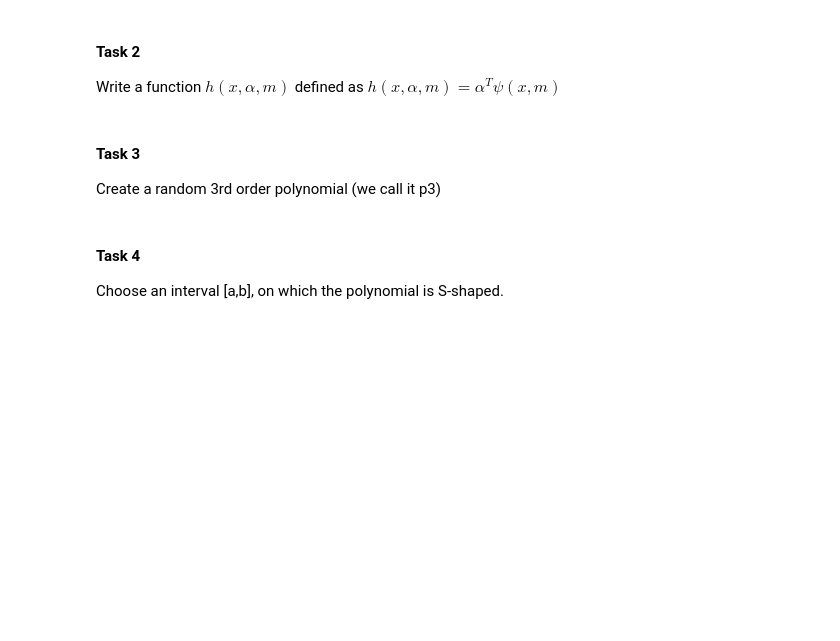
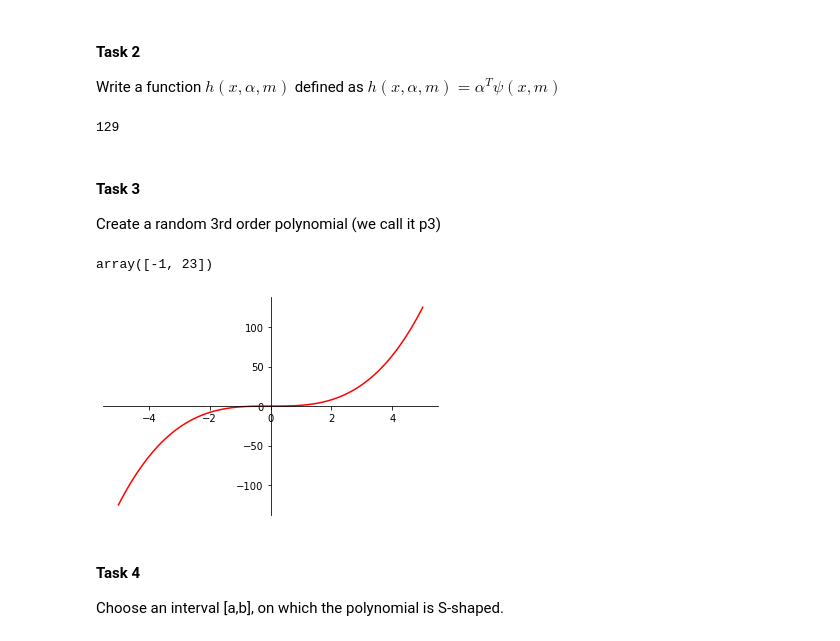
Before and after one commit to LilaKelland/data_bootcamp, a Jupyter notebook: w4/d3_machine_learning/polynomial_regression_exercise.ipynb, the cells around one changed output. Cells and saved outputs as stored; diff of their text form; code cells hidden in the pictures; blank space fills up the shorter version.

```diff
--- a/w4/d3_machine_learning/polynomial_regression_exercise.ipynb
+++ b/w4/d3_machine_learning/polynomial_regression_exercise.ipynb
@@ -17,0 +32,8 @@ Write a function $h(x,\alpha, m)$ defined as $h(x,\alpha, m)=\alpha^T\psi(x, m)$
+# %%
+alpha = np.array([1,2,3,4,5])
+x= 2
+m = 4
+
+h(x,alpha,m)
+# %% [output]
+129
@@ -18,6 +42,36 @@ Write a function $h(x,\alpha, m)$ defined as $h(x,\alpha, m)=\alpha^T\psi(x, m)$
 # %% [markdown]
 #### Task 3
 Create a random 3rd order polynomial (we call it p3)
+# %%
+# random_num = random.randrange(100)
+
+p3 = np.poly1d([1,-3, 2,-1])
+p3([2,4])
+# %% [output]
+array([-1, 23])
+# %%
+x = np.linspace(-5,5,100)
+
+# the function, which is y = x^3 here
+y = x**3
+
+# setting the axes at the centre
+fig = plt.figure()
+ax = fig.add_subplot(1, 1, 1)
+ax.spines['left'].set_position('center')
+ax.spines['bottom'].set_position('zero')
+ax.spines['right'].set_color('none')
+ax.spines['top'].set_color('none')
+ax.xaxis.set_ticks_position('bottom')
+ax.yaxis.set_ticks_position('left')
+
+# plot the function
+plt.plot(x,y, 'r')
+
+# show the plot
+plt.show()
+# %% [output]
+[figure, added]
 # %% [markdown]
 #### Task 4
 Choose an interval [a,b], on which the polynomial is S-shaped.
```
Also changed, not shown: parts of 28 cells of this notebook, 6 other files.
